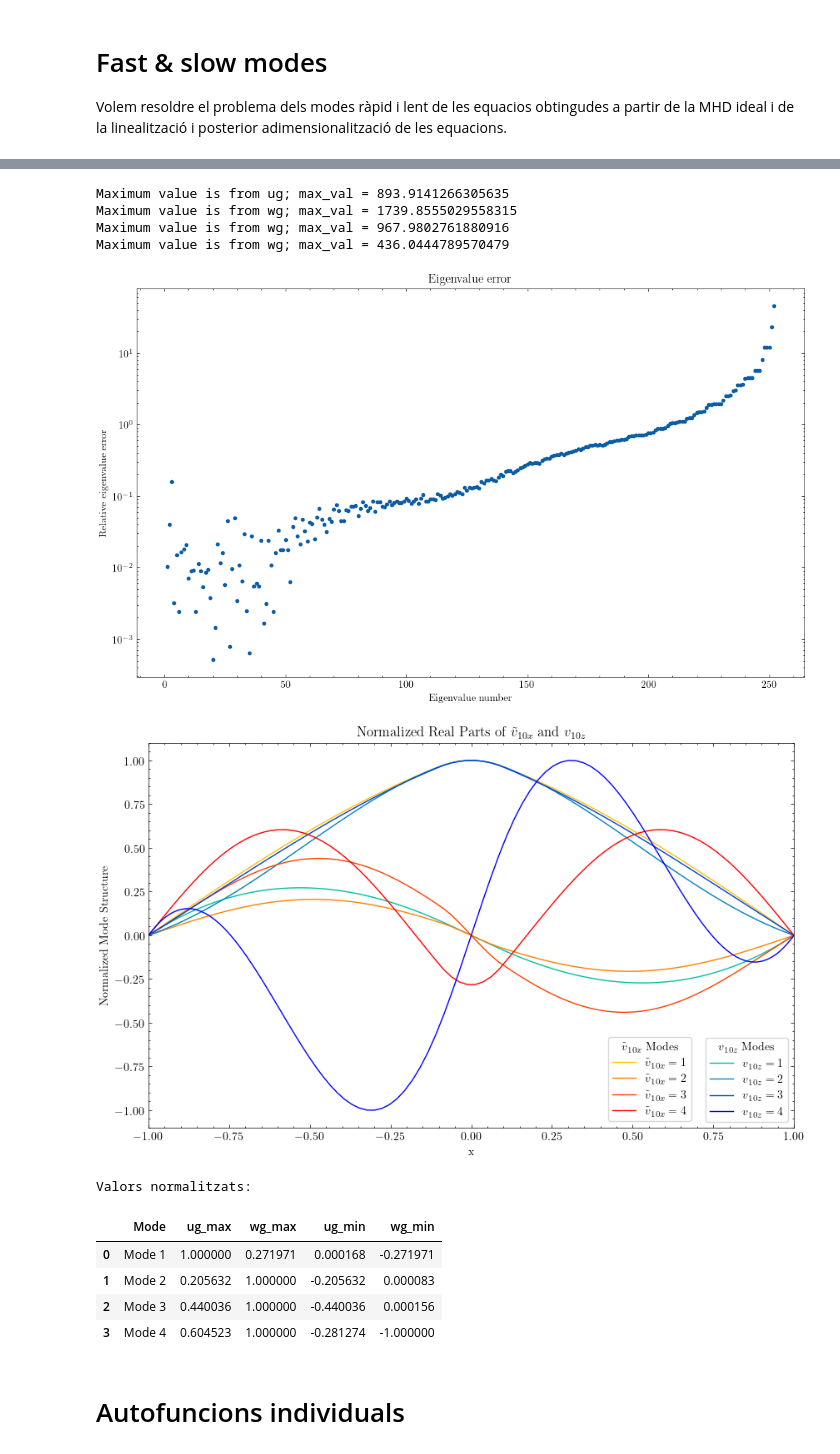
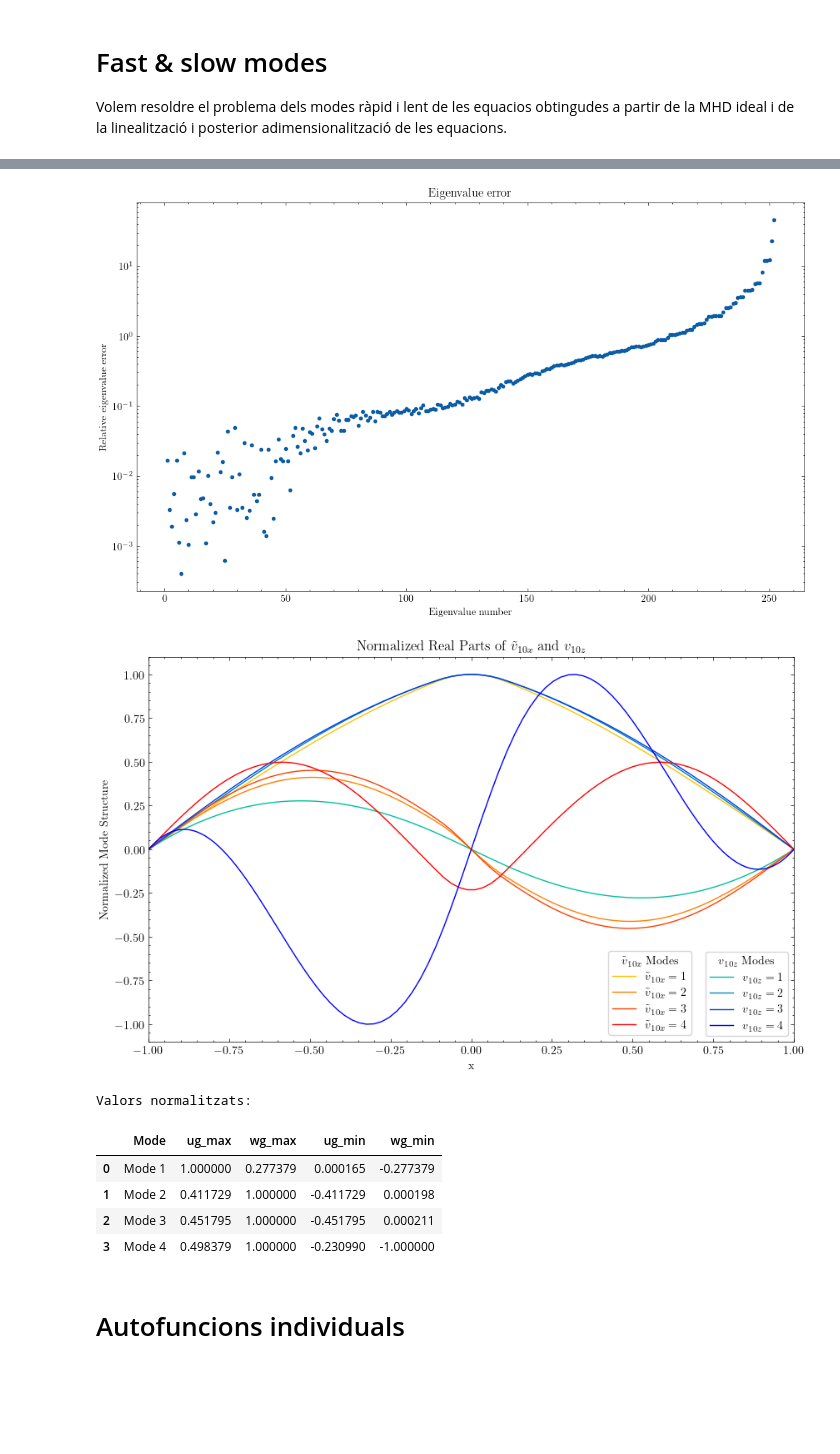
Before and after one commit to JoanRibotOliver/TFG, a Jupyter notebook: Fast & slow modes.ipynb, the cells around one changed output, grey strips where cells are left out. Cells and saved outputs as stored; diff of their text form; code cells hidden in the pictures; blank space fills up the shorter version.

```diff
--- a/Fast & slow modes.ipynb
+++ b/Fast & slow modes.ipynb
@@ -6,6 +6,8 @@ Volem resoldre el problema dels modes ràpid i lent de les equacios obtingudes a
 import numpy as np
 import pandas as pd
 import matplotlib.pyplot as plt
+import matplotlib.patches as mpatches
+import matplotlib.lines as mlines
 import dedalus.public as d3
 from scipy.optimize import fsolve
 import logging
@@ -78,7 +80,7 @@ xp = 0.1
 
 
 """ Constants """
-kz = 1
+kz = 0.01
 #B0 = 0
 
 ### Velocitats a trossos ###
@@ -132,7 +134,7 @@ tau_4 = dist.Field(name='tau_4')
 
 
 
-""" Derivatives """
+""" Derivades """
 ### Derivades espacials ###
 dx = lambda A: d3.Differentiate(A, xcoord) # Derivative operator
 lift_basis = xbasis.derivative_basis(1)
@@ -154,7 +156,7 @@ wxx = dx(wx) + lift(tau_4) # Second-order reduction of the velocity in the z dir
 
 
 
-""" Problem """
+""" Problema """
 ### Problema d'ones ràpida i lenta (complet) ###
 #problem = d3.EVP([u, w, Bx, Bz, rho0, rho10, tau_1, tau_2,], eigenvalue=s, namespace=locals())
 #problem.add_equation("np.sqrt(s)*rho10 + rho0*(-wx - kz*w) =0 ") # (12)
@@ -182,7 +184,7 @@ print("Number of equations:", len(problem.equations))
 
 
 
-""" Solve """
+""" Solver """
 ### Solver de Dedalus ###
 solver = problem.build_solver()
 #print(solver.subproblems)
@@ -221,7 +223,7 @@ print()  # This adds a blank line
 
 
 
-""" Plot """
+""" Plots """
 ### Plot error ###
 plt.figure(figsize=(10, 6))
 plt.semilogy(n, relative_error, '.')
@@ -342,15 +349,11 @@ Relative error: [0.01038676 0.04004054 0.15875785 0.00321367 0.01508028]
-Maximum value is from ug; max_val = 893.9141266305635
-Maximum value is from wg; max_val = 1739.8555029558315
-Maximum value is from wg; max_val = 967.9802761880916
-Maximum value is from wg; max_val = 436.0444789570479
-[figure, old version]
+[figure, new version]
-[figure, old version]
+[figure, new version]
-Valors normalitzats:
+Valors normalitzats:
 |  | Mode | ug_max | wg_max | ug_min | wg_min |
-| 0 | Mode 1 | 1.000000 | 0.271971 | 0.000168 | -0.271971 |
-| 1 | Mode 2 | 0.205632 | 1.000000 | -0.205632 | 0.000083 |
-| 2 | Mode 3 | 0.440036 | 1.000000 | -0.440036 | 0.000156 |
-| 3 | Mode 4 | 0.604523 | 1.000000 | -0.281274 | -1.000000 |
+| 0 | Mode 1 | 1.000000 | 0.277379 | 0.000165 | -0.277379 |
+| 1 | Mode 2 | 0.411729 | 1.000000 | -0.411729 | 0.000198 |
+| 2 | Mode 3 | 0.451795 | 1.000000 | -0.451795 | 0.000211 |
+| 3 | Mode 4 | 0.498379 | 1.000000 | -0.230990 | -1.000000 |
 # %% [markdown]
 # Autofuncions individuals
 # %%
```
Also changed, not shown: parts of 8 cells of this notebook.
